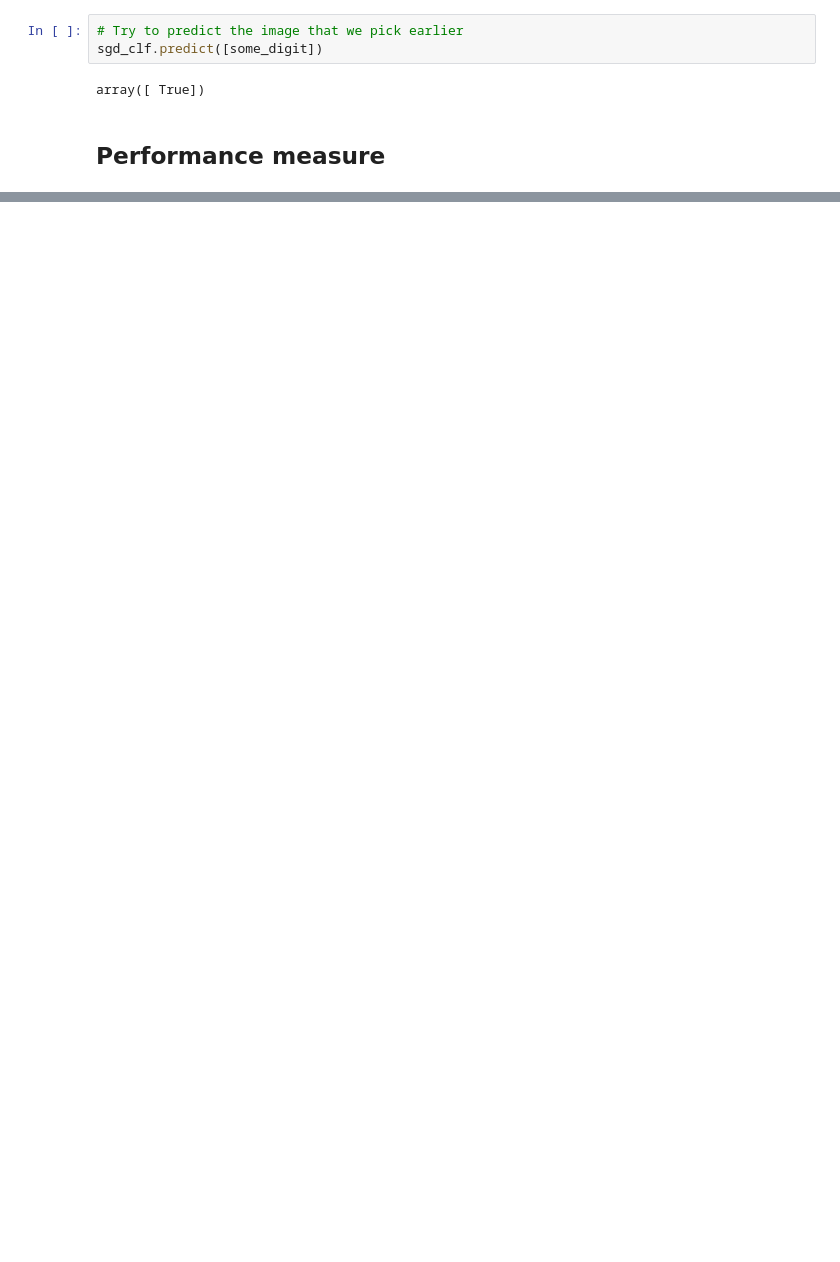
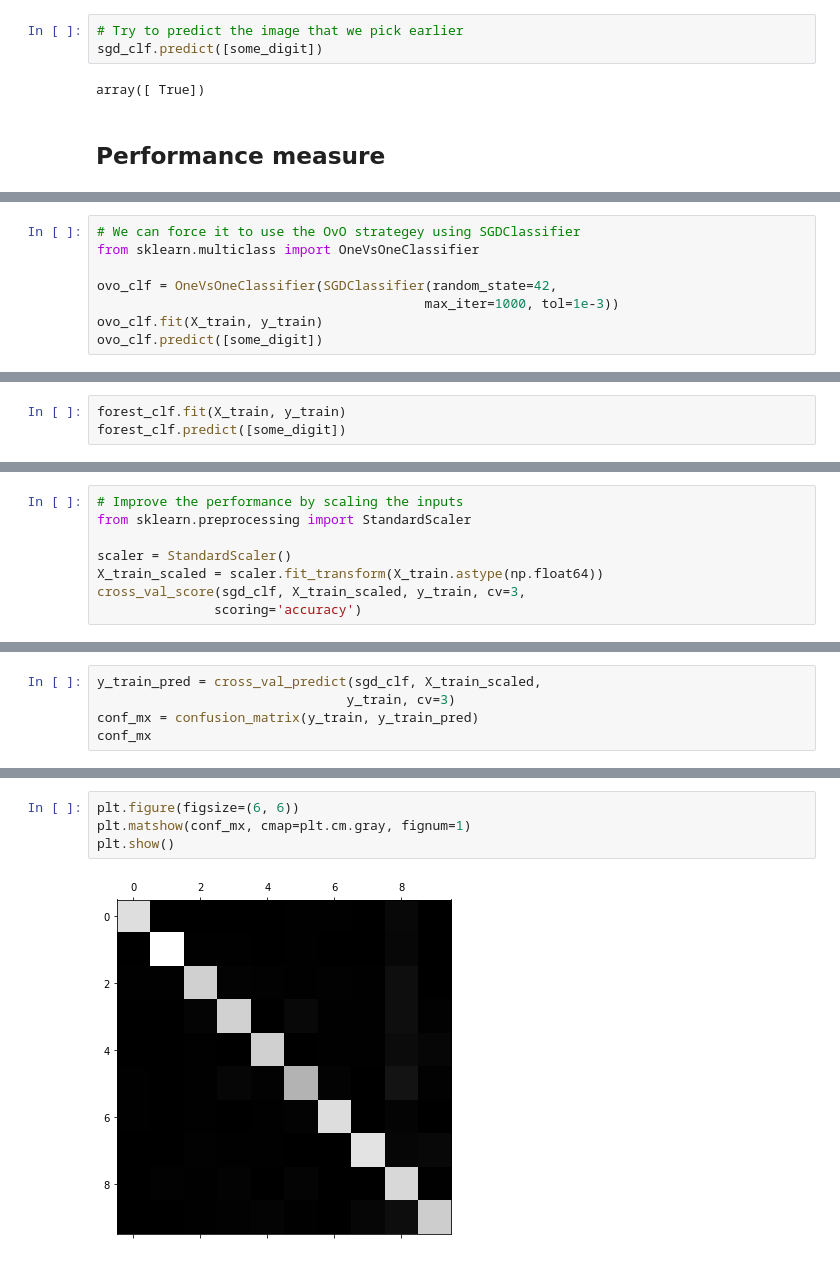
Before and after one commit to zhouxu-ds/ds-tools, a Jupyter notebook: machine_learning/classification/classification.ipynb, the cells around one changed output, grey strips where cells are left out. Cells and saved outputs as stored; diff of their text form; blank space fills up the shorter version.

```diff
--- a/machine_learning/classification/classification.ipynb
+++ b/machine_learning/classification/classification.ipynb
@@ -103,0 +286,8 @@ for train_index, test_index in skfolds.split(X_train, y_train_5):
+# %%
+# We can force it to use the OvO strategey using SGDClassifier
+from sklearn.multiclass import OneVsOneClassifier
+
+ovo_clf = OneVsOneClassifier(SGDClassifier(random_state=42,
+                                          max_iter=1000, tol=1e-3))
+ovo_clf.fit(X_train, y_train)
+ovo_clf.predict([some_digit])
@@ -103,0 +300,3 @@ for train_index, test_index in skfolds.split(X_train, y_train_5):
+# %%
+forest_clf.fit(X_train, y_train)
+forest_clf.predict([some_digit])
@@ -103,0 +313,8 @@ for train_index, test_index in skfolds.split(X_train, y_train_5):
+# %%
+# Improve the performance by scaling the inputs
+from sklearn.preprocessing import StandardScaler
+
+scaler = StandardScaler()
+X_train_scaled = scaler.fit_transform(X_train.astype(np.float64))
+cross_val_score(sgd_clf, X_train_scaled, y_train, cv=3,
+               scoring='accuracy')
@@ -103,0 +325,5 @@ for train_index, test_index in skfolds.split(X_train, y_train_5):
+# %%
+y_train_pred = cross_val_predict(sgd_clf, X_train_scaled,
+                                y_train, cv=3)
+conf_mx = confusion_matrix(y_train, y_train_pred)
+conf_mx
@@ -103,0 +341,6 @@ for train_index, test_index in skfolds.split(X_train, y_train_5):
+# %%
+plt.figure(figsize=(6, 6))
+plt.matshow(conf_mx, cmap=plt.cm.gray, fignum=1)
+plt.show()
+# %% [output]
+[figure, added]
```
Also changed, not shown: parts of 46 cells of this notebook, 2 other files.
